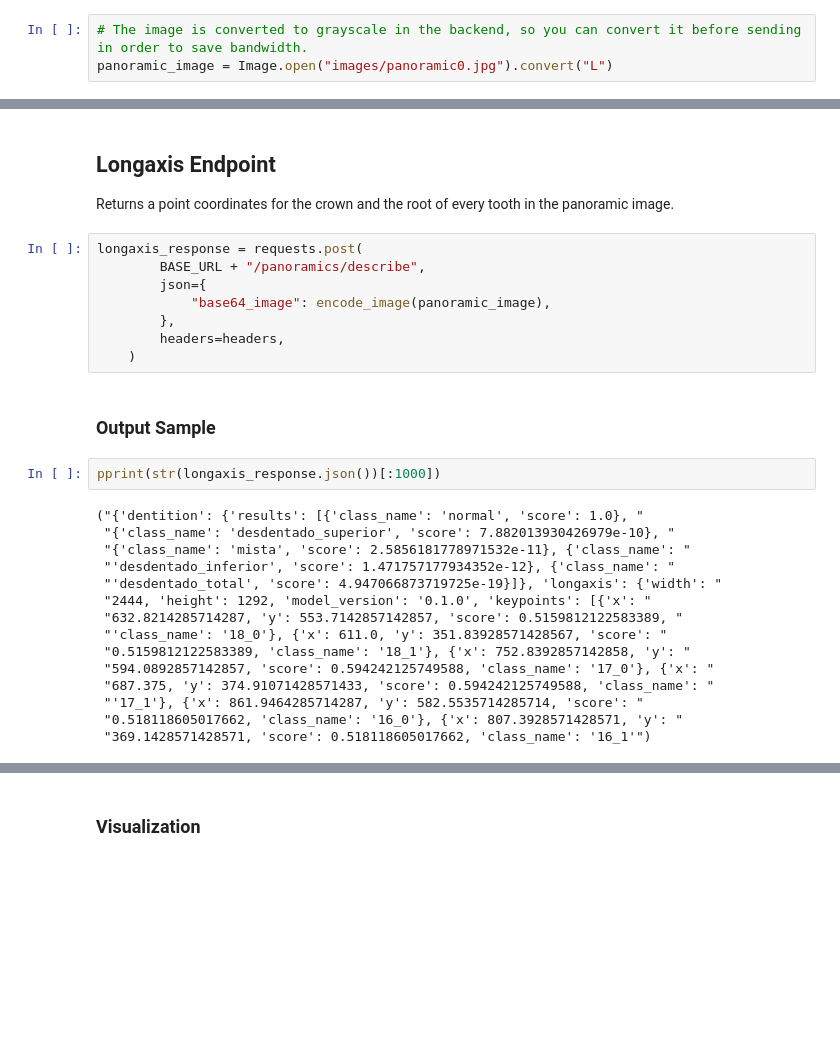
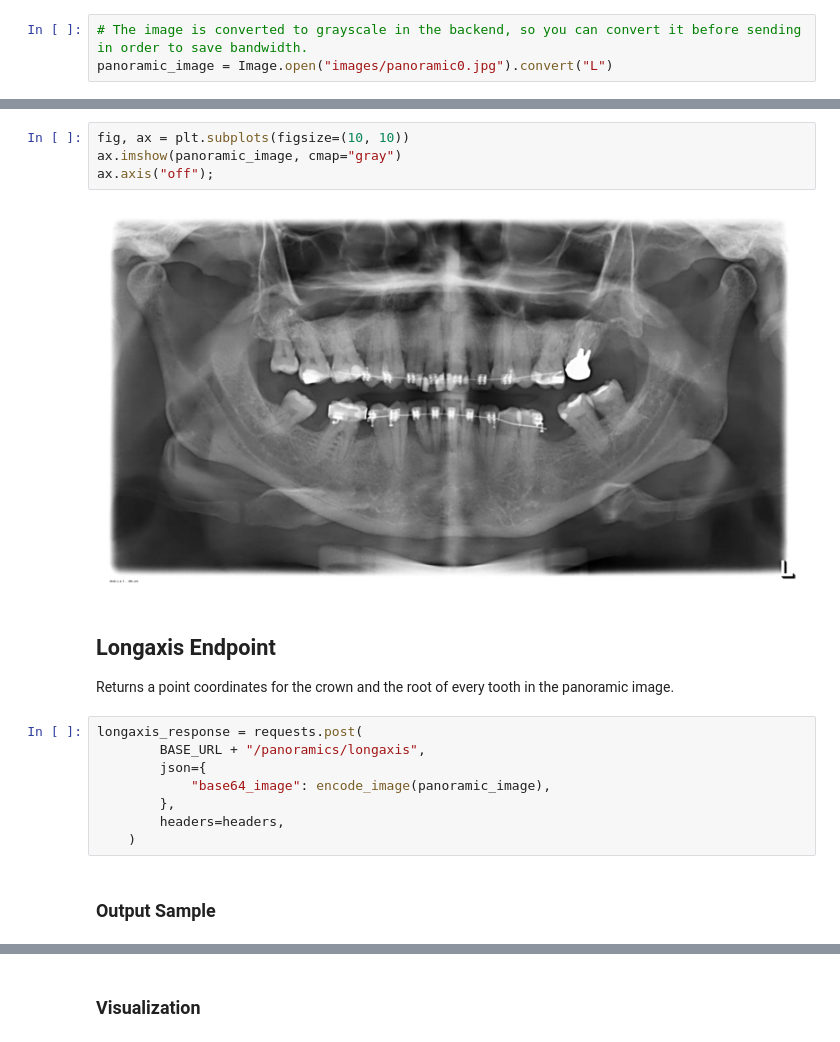
Before and after one commit to Radio-Memory/radiomemory-ai-api-demo, a Jupyter notebook: main.ipynb, the cells around one changed output, grey strips where cells are left out. Drawn from its saved outputs; the diff is of its cells as text; blank space fills up the shorter version.

```diff
--- a/main.ipynb
+++ b/main.ipynb
@@ -40,10 +88,16 @@ panoramic_image = Image.open("images/panoramic0.jpg").convert("L")
+# %%
+fig, ax = plt.subplots(figsize=(10, 10))
+ax.imshow(panoramic_image, cmap="gray")
+ax.axis("off");
+# %% [output]
+[figure, added]
 # %% [markdown]
 ## Longaxis Endpoint
 
 Returns a point coordinates for the crown and the root of every tooth in the panoramic image.
 # %%
 longaxis_response = requests.post(
-        BASE_URL + "/panoramics/describe",
+        BASE_URL + "/panoramics/longaxis",
         json={
             "base64_image": encode_image(panoramic_image),
         },
@@ -51,20 +105,3 @@ longaxis_response = requests.post(
     )
 # %% [markdown]
 ### Output Sample
-# %%
-pprint(str(longaxis_response.json())[:1000])
-# %% [output]
-("{'dentition': {'results': [{'class_name': 'normal', 'score': 1.0}, "
- "{'class_name': 'desdentado_superior', 'score': 7.882013930426979e-10}, "
- "{'class_name': 'mista', 'score': 2.5856181778971532e-11}, {'class_name': "
- "'desdentado_inferior', 'score': 1.471757177934352e-12}, {'class_name': "
- "'desdentado_total', 'score': 4.947066873719725e-19}]}, 'longaxis': {'width': "
- "2444, 'height': 1292, 'model_version': '0.1.0', 'keypoints': [{'x': "
- "632.8214285714287, 'y': 553.7142857142857, 'score': 0.5159812122583389, "
- "'class_name': '18_0'}, {'x': 611.0, 'y': 351.83928571428567, 'score': "
- "0.5159812122583389, 'class_name': '18_1'}, {'x': 752.8392857142858, 'y': "
- "594.0892857142857, 'score': 0.594242125749588, 'class_name': '17_0'}, {'x': "
- "687.375, 'y': 374.91071428571433, 'score': 0.594242125749588, 'class_name': "
- "'17_1'}, {'x': 861.9464285714287, 'y': 582.5535714285714, 'score': "
- "0.518118605017662, 'class_name': '16_0'}, {'x': 807.3928571428571, 'y': "
- "369.1428571428571, 'score': 0.518118605017662, 'class_name': '16_1'")
```
Also changed, not shown: parts of 33 cells of this notebook, 5 other files.
